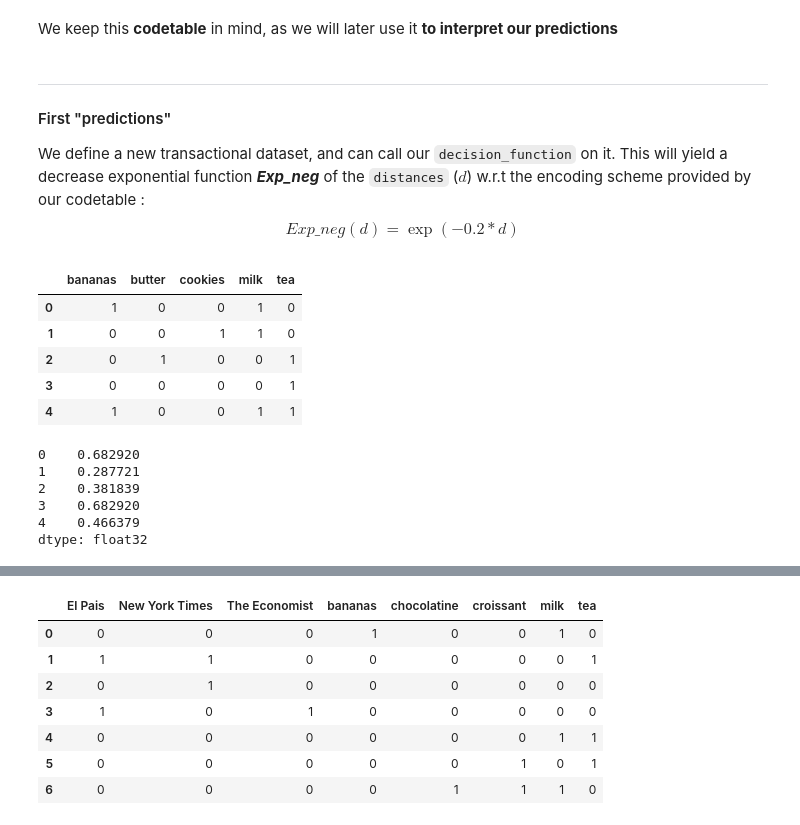
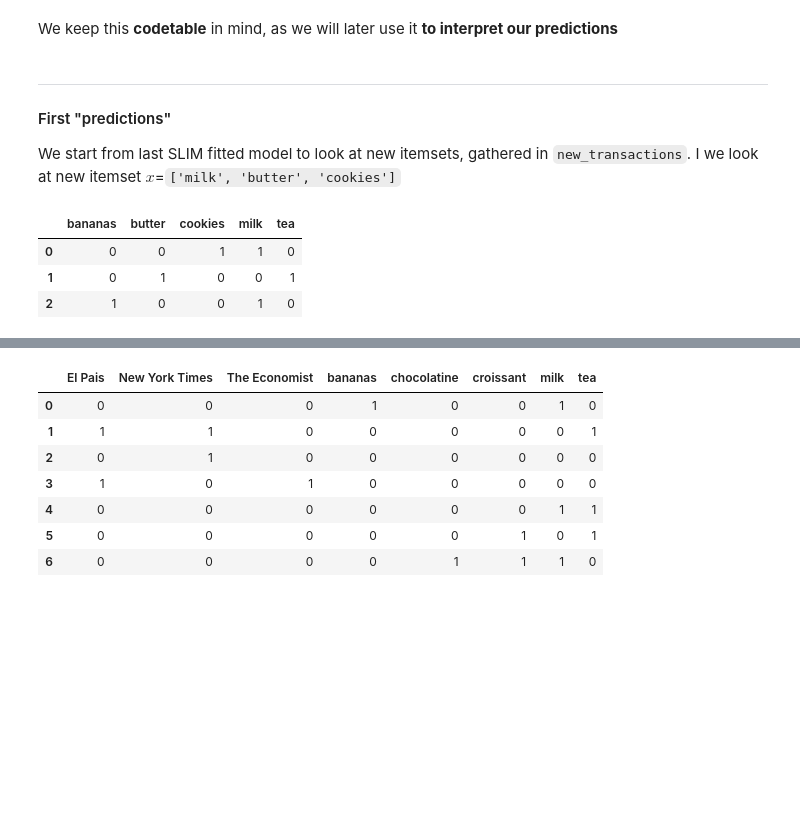
Before and after one commit to scikit-mine/scikit-mine, a Jupyter notebook: docs/tutorials/itemsets/symbolic_classifier_test.ipynb, the cells around one changed output, grey strips where cells are left out. Drawn from its saved outputs; the diff is of its cells as text; code cells hidden in the pictures; blank space fills up the shorter version.

Commit message:
little change in tuto slim classifier for decision function

```diff
--- a/docs/tutorials/itemsets/symbolic_classifier_test.ipynb
+++ b/docs/tutorials/itemsets/symbolic_classifier_test.ipynb
@@ -138,5 +116,0 @@ Load standard iris dataset :
-# %%
-from sklearn.datasets import load_iris
-data = load_iris()
-X, y = data.data, data.target
-X.shape, X[0:10]
@@ -247,36 +116,0 @@ array([0, 1, 2])
-# %%
-from sklearn.datasets import load_iris
-from sklearn.pipeline import Pipeline
-import pandas as pd
-import numpy as np
-from skmine.itemsets.slim_classifier import SlimClassifier
-from sklearn.model_selection import train_test_split
-
-class MultiLabelsKbins(KBinsDiscretizer):  # pandas DataFrames are easier to read ;)
-    def transform(self, X):
-        Xt = super().transform(X).astype(int)
-
-        shift_col = np.max(Xt, axis=0)
-        for k in range(1, len(shift_col))  :
-             shift_col[k]+= shift_col[k-1] + 1
-        shift_col+=-shift_col[0]
-        for k in range(len(shift_col))  :
-            Xt[:,k]+=shift_col[k]
-
-        return pd.Series( Xt.tolist() )
-
-data = load_iris()
-X, y = data.data, data.target
-
-(X_train, X_test, y_train, y_test) = train_test_split(X, y, random_state=1, test_size=0.2, shuffle=True)
-print("X_train shape:", X_train.shape, "y_train shape:", y_train.shape)
-print("X_test shape:", X_test.shape, "y_test shape:", y_test.shape)
-
-
-preproc = Pipeline([
-    ('StandardScaler', StandardScaler()),
-    ('MultiLabelsKbins', MultiLabelsKbins(n_bins=3, encode='ordinal', strategy='uniform')),
-])
-
-Xt = preproc.fit_transform(X_train)
-Xt.shape, Xt[50:60]
@@ -359,38 +157,21 @@ slim.fit(D).transform(D)
 | 3 | [butter] | 1 |
 # %% [markdown]
 We keep this **codetable** in mind, as we will later use it **to interpret our predictions**
-# %% [markdown]
-----------
-#### First "predictions"
-
-We define a new transactional dataset, and can call our ``decision_function`` on it. This will yield a decrease exponential function ***Exp_neg*** of the ``distances`` ($d$) w.r.t the encoding scheme provided by our codetable :
-$$
-Exp\_neg(d) = \exp(-0.2 * d)
-$$
+# %% [markdown]
+----------
+#### First "predictions"
+
+We start from last SLIM fitted model to look at new itemsets, gathered in `new_transactions`. I we look at new itemset $x$=`['milk', 'butter', 'cookies']`
 # %%
 new_transactions = [
-   ['bananas', 'milk'],
    ['milk', 'sirup', 'cookies'],
    ['butter', 'tea'],
-   ['tea'],
-   ['milk', 'bananas', 'tea'],
+   ['bananas', 'milk'],
 ]
 new_D = te.transform(new_transactions)
 new_D
 # %% [output]
 |  | bananas | butter | cookies | milk | tea |
-| 0 | 1 | 0 | 0 | 1 | 0 |
-| 1 | 0 | 0 | 1 | 1 | 0 |
-| 2 | 0 | 1 | 0 | 0 | 1 |
-| 3 | 0 | 0 | 0 | 0 | 1 |
-| 4 | 1 | 0 | 0 | 1 | 1 |
+| 0 | 0 | 0 | 1 | 1 | 0 |
+| 1 | 0 | 1 | 0 | 0 | 1 |
+| 2 | 1 | 0 | 0 | 1 | 0 |
-# %%
-codes = slim.decision_function(new_D)
-codes
-# %% [output]
-0    0.682920
-1    0.287721
-2    0.381839
-3    0.682920
-4    0.466379
-dtype: float32
```
Also changed, not shown: parts of 42 cells of this notebook, 3 other files.
